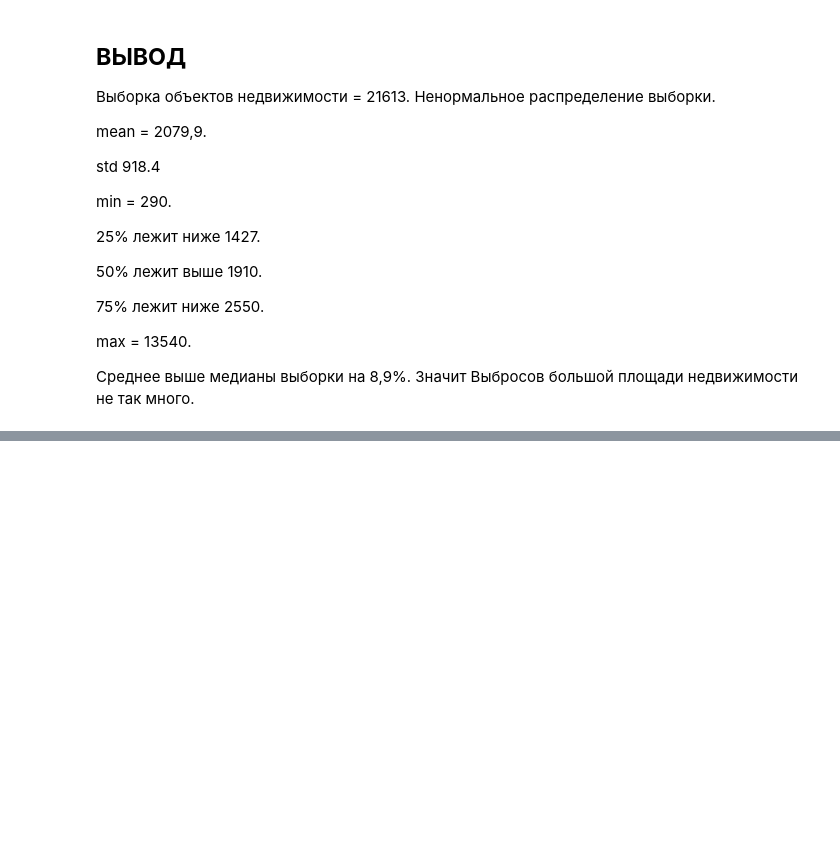
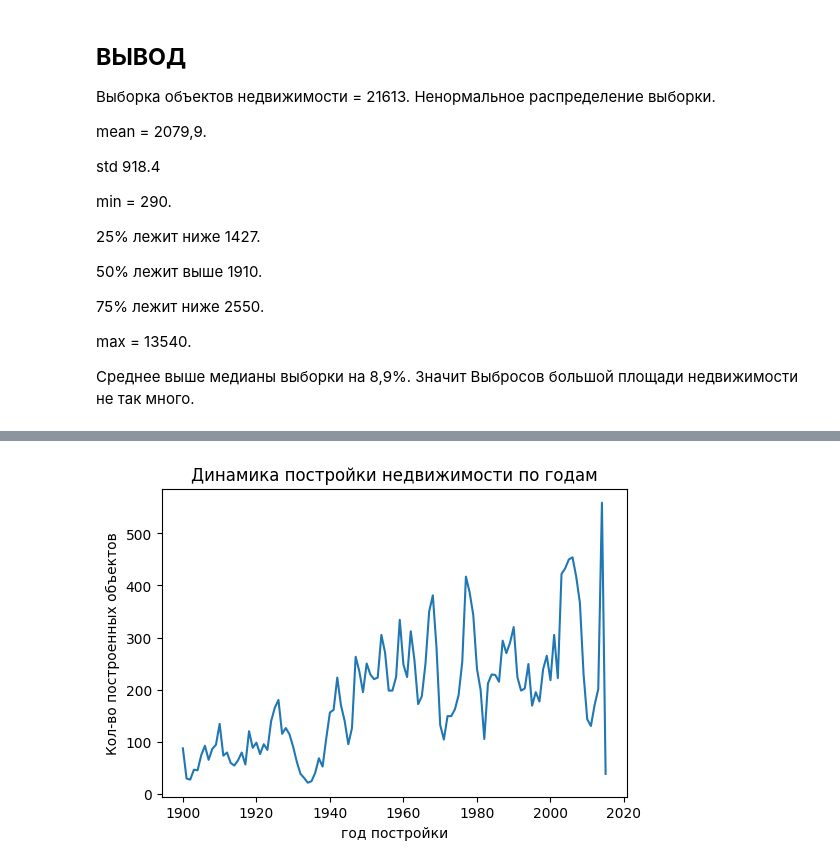
Before and after one commit to AlexKletke/hw4-part2, a Jupyter notebook: exes4.ipynb, the cells around one changed output, grey strips where cells are left out. Saved outputs shown, nothing was run; the diff lists cells and outputs as text; code cells hidden in the pictures; blank space fills up the shorter version.

```diff
--- a/exes4.ipynb
+++ b/exes4.ipynb
@@ -168,0 +205,3 @@ max =  13540.
+# %%
+data = df.groupby('yr_built')['price'].agg(count='count').reset_index().sort_values(by='yr_built')
+data
@@ -169,8 +222,10 @@ max =  13540.
 # %%
 plt.figure(figsize=(6, 4))
 
-plt.plot(data['price'], data['count'])
+plt.plot(data['yr_built'], data['count'])
 
-plt.title('Динамика охвата рекламных кампаний')
-plt.xlabel('Месяц')
-plt.ylabel('Кол-во клиентов');
+plt.title('Динамика постройки недвижимости по годам')
+plt.xlabel('год постройки')
+plt.ylabel('Кол-во построенных объектов');
+# %% [output]
+[figure, added]
```
Also changed, not shown: parts of 9 cells of this notebook.
